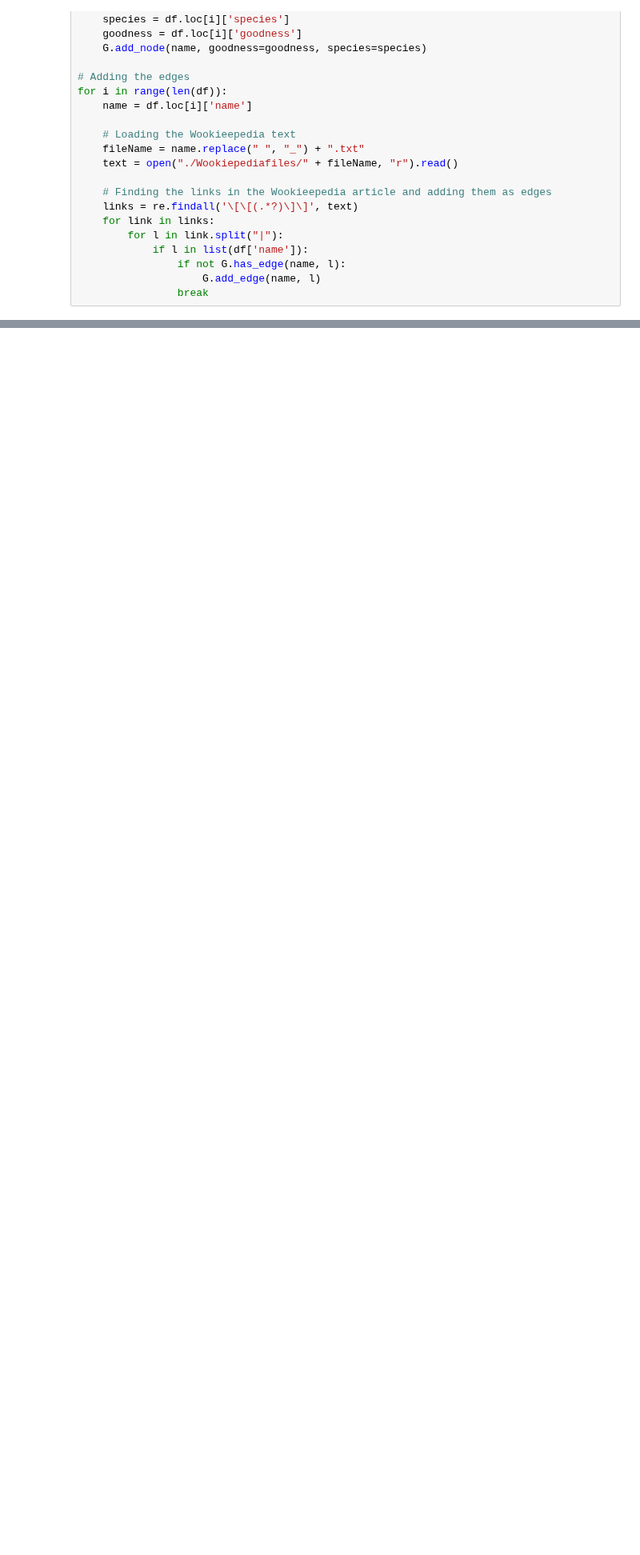
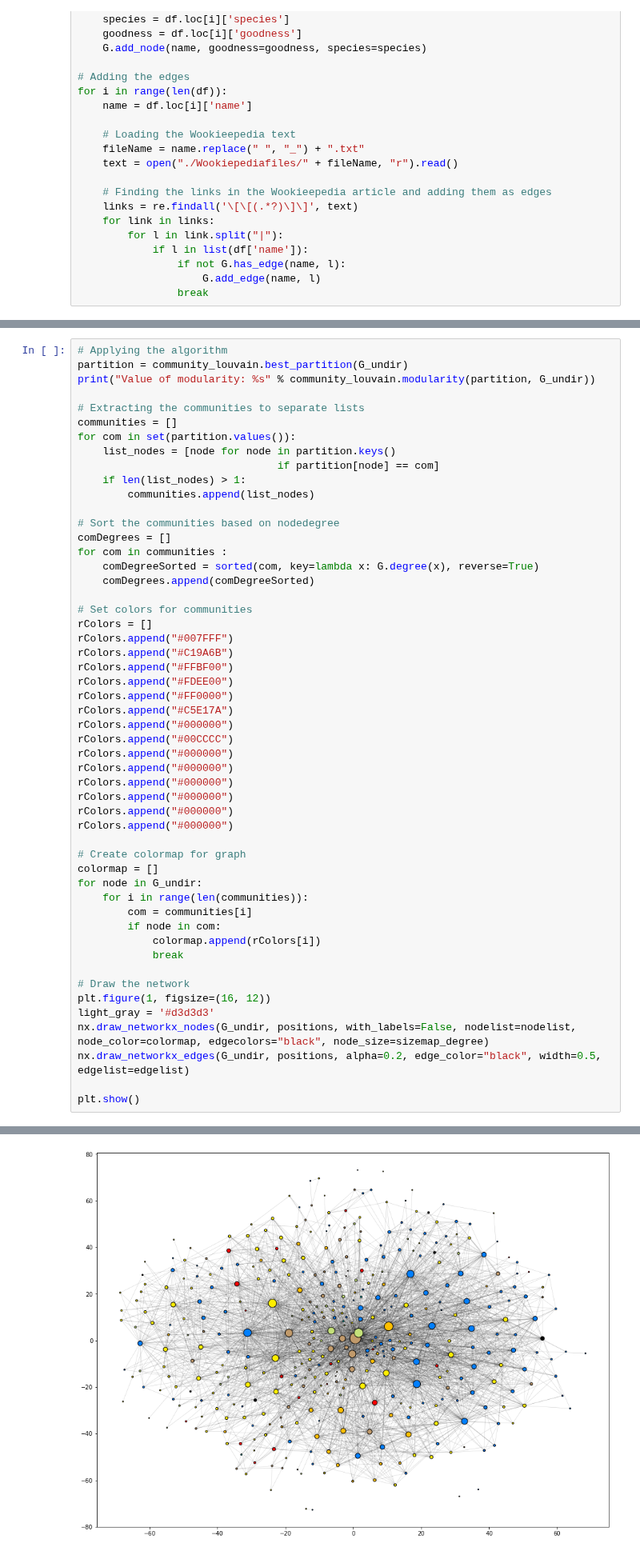
Before and after one commit to JacobPjetursson/Social_Graphs_Wookiepedia, a Jupyter notebook: ExplainersNoteBook.ipynb, the cells around one changed output, grey strips where cells are left out. Shown at 80% size. Drawn from its saved outputs; the diff is of its cells as text; blank space fills up the shorter version.

Commit message:
Community Detection almost done

```diff
--- a/ExplainersNoteBook.ipynb
+++ b/ExplainersNoteBook.ipynb
@@ -209,0 +209,53 @@ We get that the modularity is ???
+# %%
+# Applying the algorithm
+partition = community_louvain.best_partition(G_undir)
+print("Value of modularity: %s" % community_louvain.modularity(partition, G_undir))
+
+# Extracting the communities to separate lists
+communities = []
+for com in set(partition.values()):
+    list_nodes = [node for node in partition.keys()
+                                if partition[node] == com]
+    if len(list_nodes) > 1:
+        communities.append(list_nodes)
+
+# Sort the communities based on nodedegree
+comDegrees = []
+for com in communities :
+    comDegreeSorted = sorted(com, key=lambda x: G.degree(x), reverse=True)
+    comDegrees.append(comDegreeSorted)
+
+# Set colors for communities
+rColors = []
+rColors.append("#007FFF")
+rColors.append("#C19A6B")
+rColors.append("#FFBF00")
+rColors.append("#FDEE00")
+rColors.append("#FF0000")
+rColors.append("#C5E17A")
+rColors.append("#000000")
+rColors.append("#00CCCC")
+rColors.append("#000000")
+rColors.append("#000000")
+rColors.append("#000000")
+rColors.append("#000000")
+rColors.append("#000000")
+rColors.append("#000000")
+
+# Create colormap for graph
+colormap = []
+for node in G_undir:
+    for i in range(len(communities)):
+        com = communities[i]
+        if node in com:
+            colormap.append(rColors[i])
+            break
+
+# Draw the network
+plt.figure(1, figsize=(16, 12))
+light_gray = '#d3d3d3'
+nx.draw_networkx_nodes(G_undir, positions, with_labels=False, nodelist=nodelist, node_color=colormap, edgecolors="black", node_size=sizemap_degree)
+nx.draw_networkx_edges(G_undir, positions, alpha=0.2, edge_color="black", width=0.5, edgelist=edgelist)
+
+plt.show()
+# %% [output]
@@ -209,0 +263 @@ We get that the modularity is ???
+[figure, added]
```
Also changed, not shown: parts of 11 cells of this notebook.
